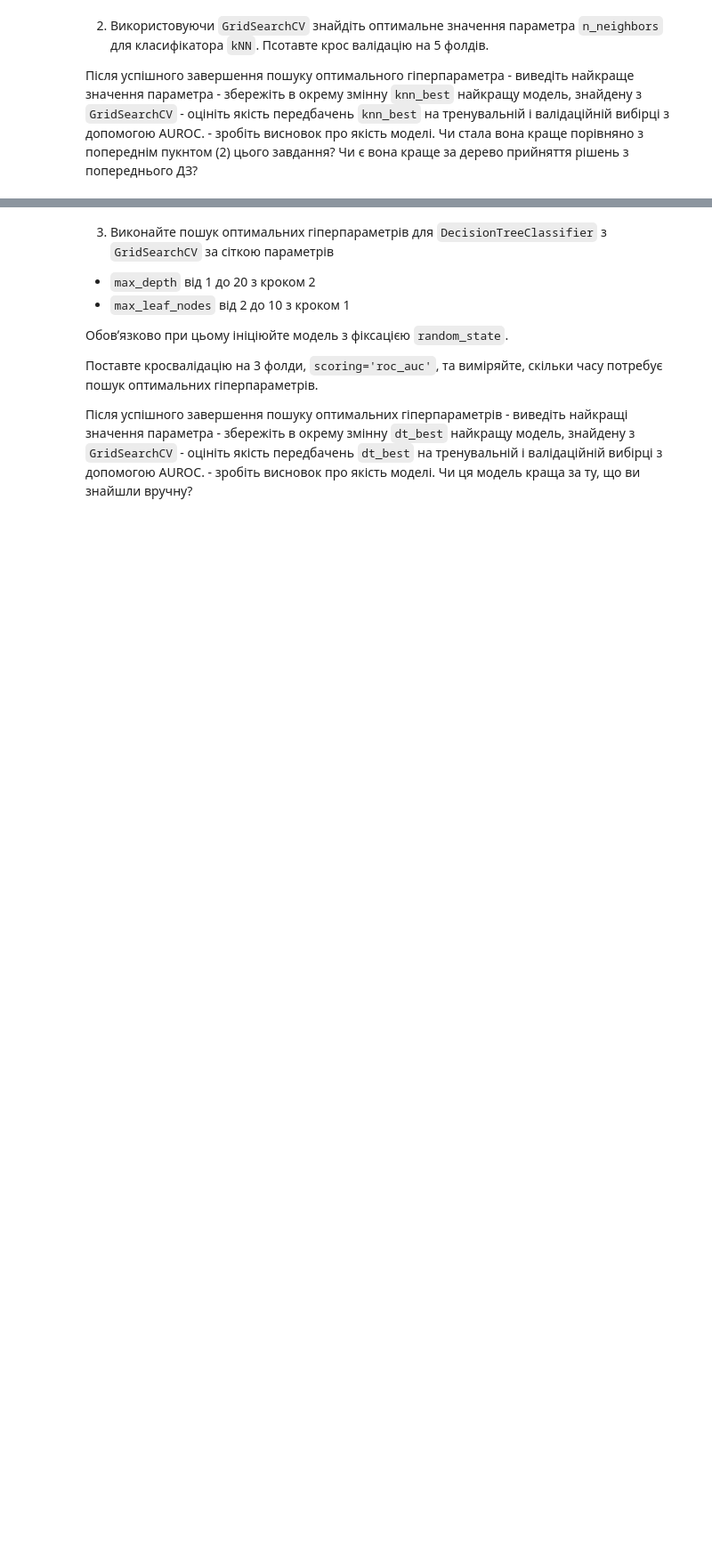
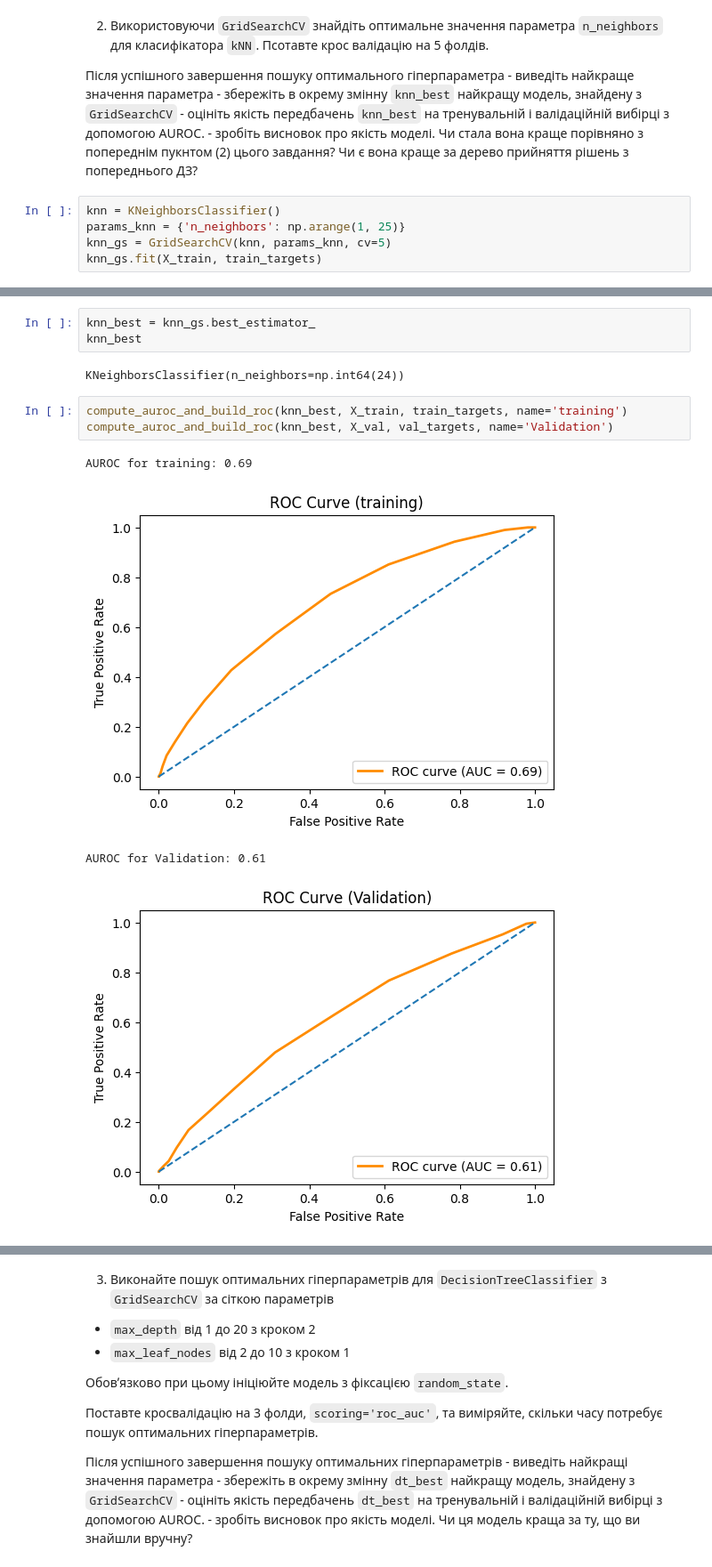
Before and after one commit to sekhahelina/ML_tasks, a Jupyter notebook: Module2/HW_2_4_kNN_Кросвалідація_і_тюнинг_гіперпараметрів.ipynb, the cells around one changed output, grey strips where cells are left out. Shown at 89% size. Saved outputs shown, nothing was run; the diff lists cells and outputs as text; blank space fills up the shorter version.

```diff
--- a/Module2/HW_2_4_kNN_Кросвалідація_і_тюнинг_гіперпараметрів.ipynb
+++ b/Module2/HW_2_4_kNN_Кросвалідація_і_тюнинг_гіперпараметрів.ipynb
@@ -18,3 +98,8 @@
     - збережіть в окрему змінну `knn_best` найкращу модель, знайдену з `GridSearchCV`
     - оцініть якість передбачень  `knn_best` на тренувальній і валідаційній вибірці з допомогою AUROC.
     - зробіть висновок про якість моделі. Чи стала вона краще порівняно з попереднім пукнтом (2) цього завдання? Чи є вона краще за дерево прийняття рішень з попереднього ДЗ?
+# %%
+knn = KNeighborsClassifier()
+params_knn = {'n_neighbors': np.arange(1, 25)}
+knn_gs = GridSearchCV(knn, params_knn, cv=5)
+knn_gs.fit(X_train, train_targets)
@@ -20,0 +110,13 @@
+# %%
+knn_best = knn_gs.best_estimator_
+knn_best
+# %% [output]
+KNeighborsClassifier(n_neighbors=np.int64(24))
+# %%
+compute_auroc_and_build_roc(knn_best, X_train, train_targets, name='training')
+compute_auroc_and_build_roc(knn_best, X_val, val_targets, name='Validation')
+# %% [output]
+AUROC for training: 0.69
+[figure, added]
+AUROC for Validation: 0.61
+[figure, added]
```
Also changed, not shown: parts of 20 cells of this notebook.
